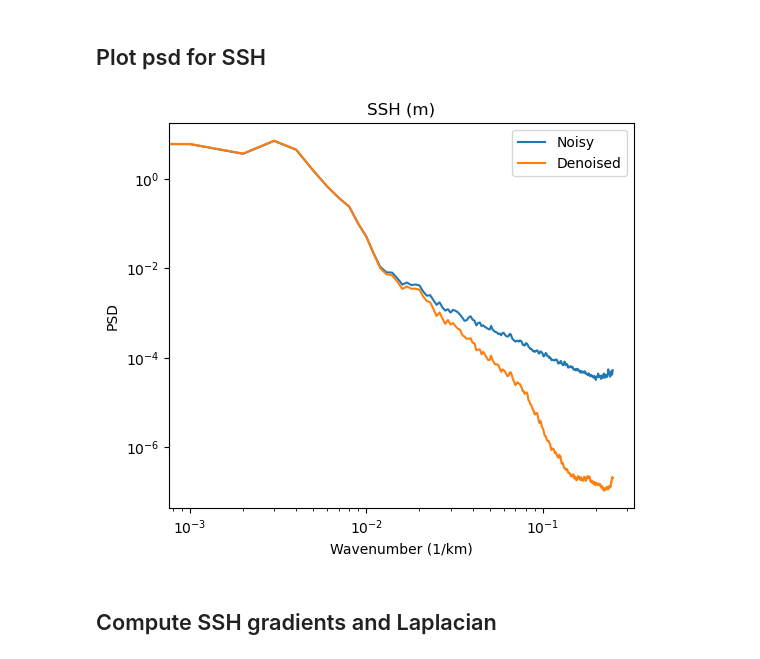
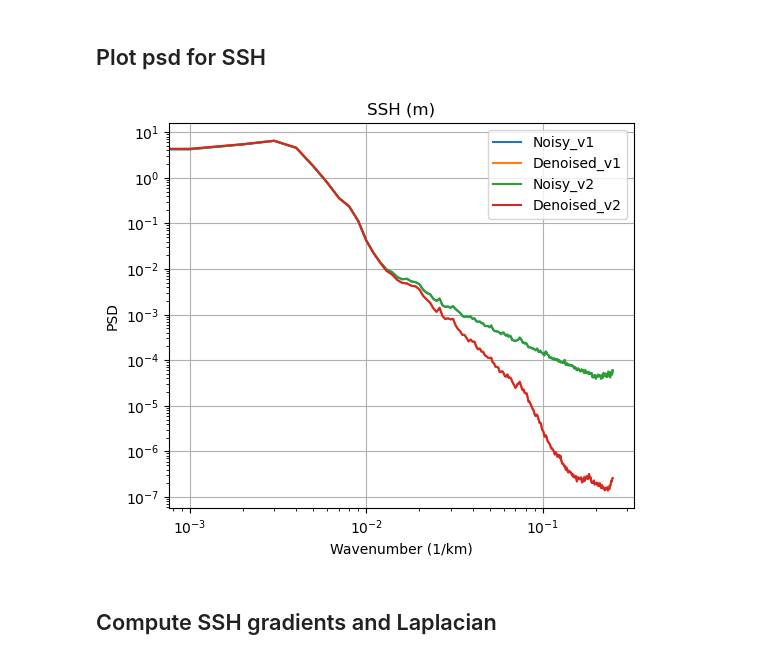
Before and after one commit to ocean-data-challenges/2024b_DC_SWOTdenoising, a Jupyter notebook: notebooks_compare_SWOTversions/1d_GS_spectrum.ipynb, the cells around one changed output. Drawn from its saved outputs; the diff is of its cells as text; code cells hidden in the pictures.

Commit message:
Updating version comparison nbs

```diff
--- a/notebooks_compare_SWOTversions/1d_GS_spectrum.ipynb
+++ b/notebooks_compare_SWOTversions/1d_GS_spectrum.ipynb
@@ -51,2 +54,13 @@ ds_SWOT = xr.open_mfdataset(path_data)
 # %%
-ds_SWOT
+path_data = '../swot_versions/SWOT_v2.0/SWOT_'+region_info['name']+'_v2.0.nc'
+
+label_noisy_v2 = 'Noisy_v2'   # Name for plots title and saving figures
+label_denoised_v2 = 'Denoised_v2'   # Name for plots title and saving figures
+
+
+name_noisy_v2 = 'ssha_unfiltered' # Name of the denoised SWOT variable in the xarray file
+name_denoised_v2 = 'ssha_filtered' # Name of the denoised SWOT variable in the xarray file
+
+orbit = '1d'
+
+ds_passes_v2 = xr.open_mfdataset(path_data,combine='nested',concat_dim='num_lines')
@@ -76,13 +69,21 @@ Data variables: (12/13)
 # %%
 %%time
 
-ssh_new_editing_segs = mod_spectral.retrieve_segments(ds_SWOT, name_noisy, len_seg)
+# V1
 
-ssh_denoised_unet_segs = mod_spectral.retrieve_segments(ds_SWOT, name_denoised, len_seg)
+ssh_noisy_v1_segs = mod_spectral.retrieve_segments(ds_passes_v1, name_noisy_v1, len_seg)
+ssh_denoised_v1_segs = mod_spectral.retrieve_segments(ds_passes_v1, name_denoised_v1, len_seg)
 
+wavenum, psd_noisy_v1 = sig.welch(np.ravel(ssh_noisy_v1_segs),0.5,nperseg=len_seg,noverlap=0)
+wavenum, psd_denoised_v1 = sig.welch(np.ravel(ssh_denoised_v1_segs),0.5,nperseg=len_seg,noverlap=0)
+wavenum, psd_noisy_v1, psd_denoised_v1 = wavenum[:-1], psd_noisy_v1[:-1], psd_denoised_v1[:-1]
 
-wavenum, psd_new_editing = sig.welch(np.ravel(ssh_new_editing_segs),0.5,nperseg=len_seg,noverlap=0)
-wavenum, psd_denoised_unet = sig.welch(np.ravel(ssh_denoised_unet_segs),0.5,nperseg=len_seg,noverlap=0)
+# V2
 
-wavenum, psd_new_editing, psd_denoised_unet = wavenum[:-1], psd_new_editing[:-1], psd_denoised_unet[:-1]
+ssh_noisy_v2_segs = mod_spectral.retrieve_segments(ds_passes_v2, name_noisy_v2, len_seg)
+ssh_denoised_v2_segs = mod_spectral.retrieve_segments(ds_passes_v2, name_denoised_v2, len_seg)
+
+wavenum, psd_noisy_v2 = sig.welch(np.ravel(ssh_noisy_v2_segs),0.5,nperseg=len_seg,noverlap=0)
+wavenum, psd_denoised_v2 = sig.welch(np.ravel(ssh_denoised_v2_segs),0.5,nperseg=len_seg,noverlap=0)
+wavenum, psd_noisy_v2, psd_denoised_v2 = wavenum[:-1], psd_noisy_v2[:-1], psd_denoised_v2[:-1]
 # %% [output]
@@ -95,16 +98,19 @@ Wall time: 23.8 s
 # %%
 plt.figure(figsize=(6,5))
 plt.title('SSH (m)')
-plt.loglog(wavenum,psd_new_editing,label=label_noisy)
-plt.loglog(wavenum,psd_denoised_unet,label=label_denoised)
+plt.loglog(wavenum,psd_noisy_v1,label=label_noisy_v1)
+plt.loglog(wavenum,psd_denoised_v1,label=label_denoised_v1)
+plt.loglog(wavenum,psd_noisy_v2,label=label_noisy_v2)
+plt.loglog(wavenum,psd_denoised_v2,label=label_denoised_v2)
 plt.xlabel('Wavenumber (1/km)')
 plt.ylabel('PSD')
 plt.legend()
-plt.savefig('../figures/psd_compare_v102_'+region_info['name']+'_'+orbit+'_ssh.png')
+plt.grid()
+plt.savefig('../figures/psd_compare_v1v2_'+region_info['name']+'_'+orbit+'_ssh.png')
 
 plt.show()
 # %% [output]
-[figure, old version]
+[figure, new version]
 # %% [markdown]
 ## Compute SSH gradients and Laplacian
 # %%
```
Also changed, not shown: parts of 11 cells of this notebook, 14 other files.
